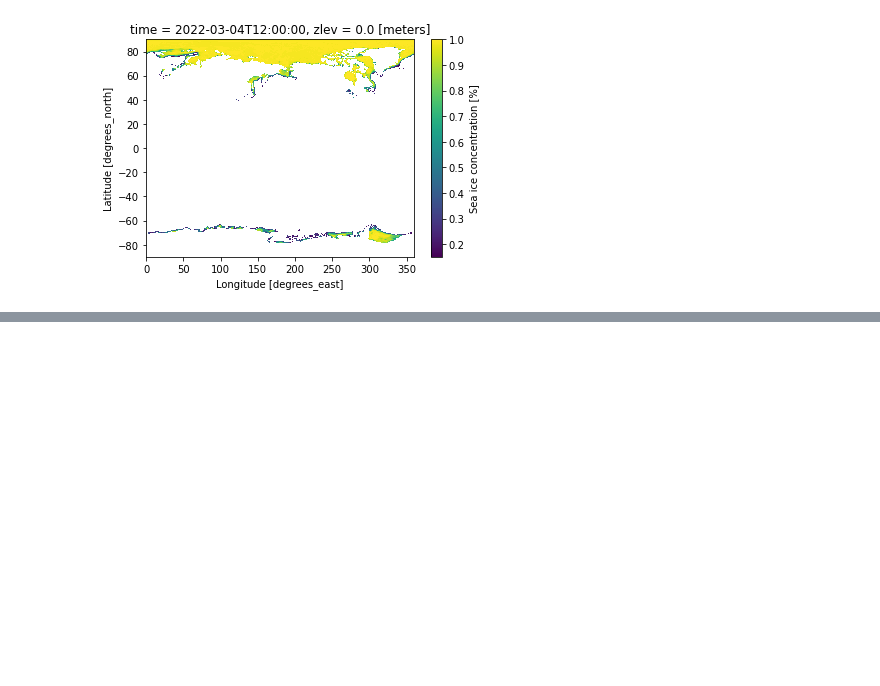
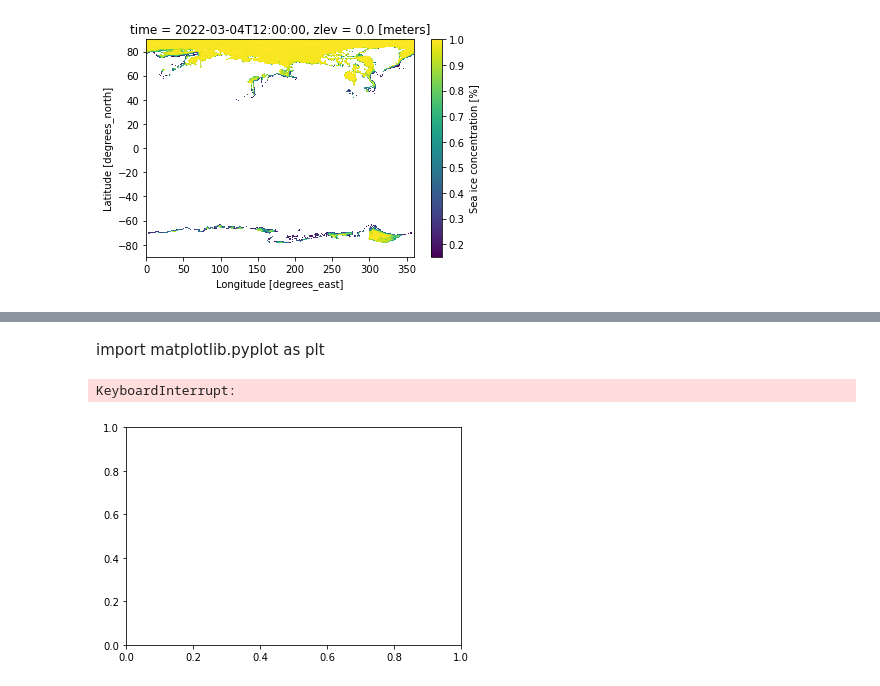
Before and after one commit to rwegener2/sarp_lessons, a Jupyter notebook: lessons/gridded_data/practice/notes.ipynb, the cells around one changed output, grey strips where cells are left out. Saved outputs shown, nothing was run; the diff lists cells and outputs as text; code cells hidden in the pictures; blank space fills up the shorter version.

```diff
--- a/lessons/gridded_data/practice/notes.ipynb
+++ b/lessons/gridded_data/practice/notes.ipynb
@@ -66,0 +153,7 @@ sst.ice.isel(time=0, zlev=0).plot()
+# %% [markdown]
+import matplotlib.pyplot as plt
+# %%
+landsat['band_data'].isel(band=1).plot()
+# %% [output]
+KeyboardInterrupt:
+[figure, added]
```
Also changed, not shown: parts of 13 cells of this notebook, 6 other files.
